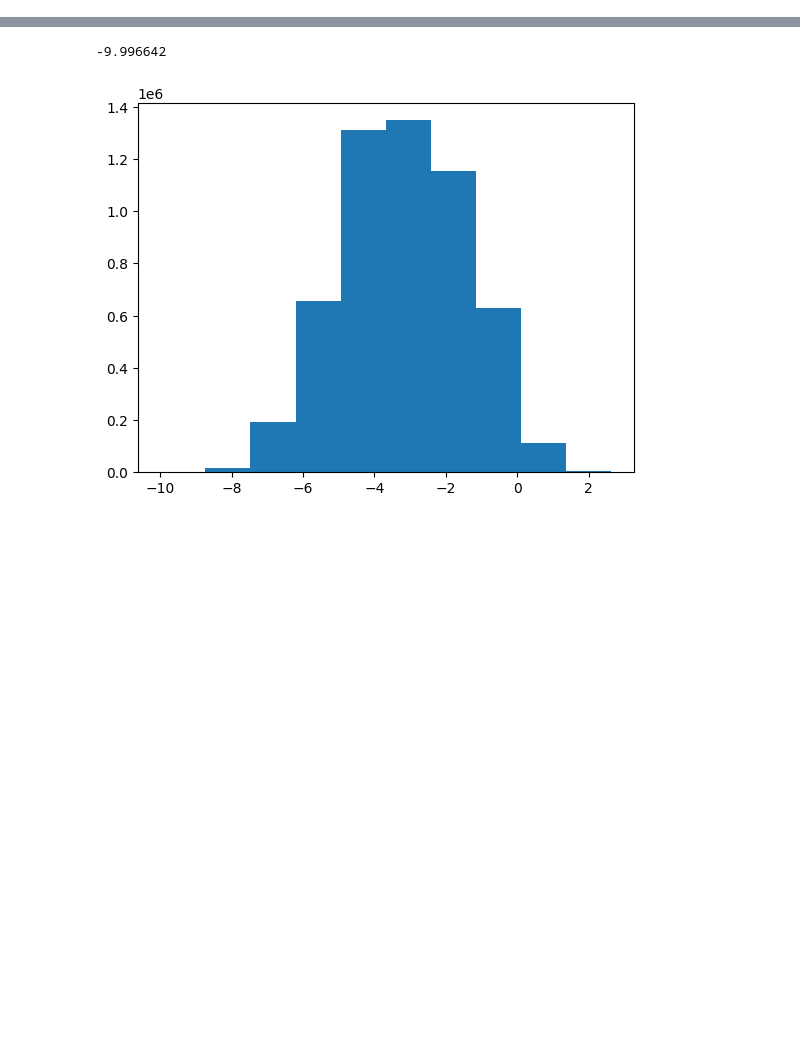
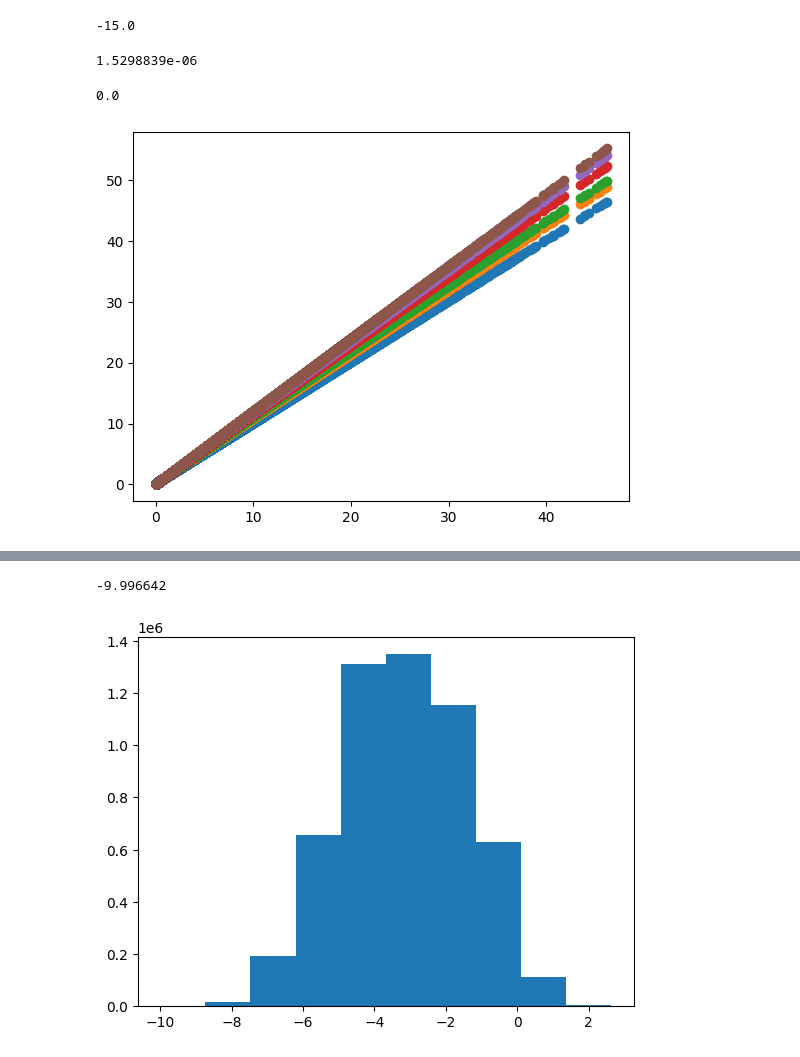
Before and after one commit to observingClouds/mllam-exps-ShCu, a Jupyter notebook: notebooks/boxcox_tqc_distribution.ipynb, the cells around one changed output, grey strips where cells are left out. Saved outputs shown, nothing was run; the diff lists cells and outputs as text; code cells hidden in the pictures; blank space fills up the shorter version.

```diff
--- a/notebooks/boxcox_tqc_distribution.ipynb
+++ b/notebooks/boxcox_tqc_distribution.ipynb
@@ -61,0 +83,25 @@ plt.tight_layout()
+# %%
+zero_val
+# %% [output]
+-15.0
+# %%
+((data_transformed - data_transformed.mean())/data_transformed.std()).mean()
+# %% [output]
+1.5298839e-06
+# %%
+0/1
+# %% [output]
+0.0
+# %%
+lmbda = 1/15
+values = data.dropna('cell')
+values_range = np.linspace(values.min(), values.max(),10)
+values_norm = ((values - values.mean()) / values.std())
+for lmbda in [1, 1/3, 1/4, 1/8, 1/16, 1/32]:
+    data_transformed = scipy.stats.boxcox(values_norm, lmbda=lmbda)
+    data_invtrans = scipy.special.inv_boxcox(data_transformed, lmbda)
+    data_invtrans_w_err = scipy.special.inv_boxcox(data_transformed+0.2, lmbda)
+    # plt.scatter(values_norm, data_invtrans)
+    plt.scatter(values_norm, data_invtrans_w_err, label=lmbda)
+# %% [output]
+[figure, added]
```
Also changed, not shown: parts of 35 cells of this notebook, 1 other file.
